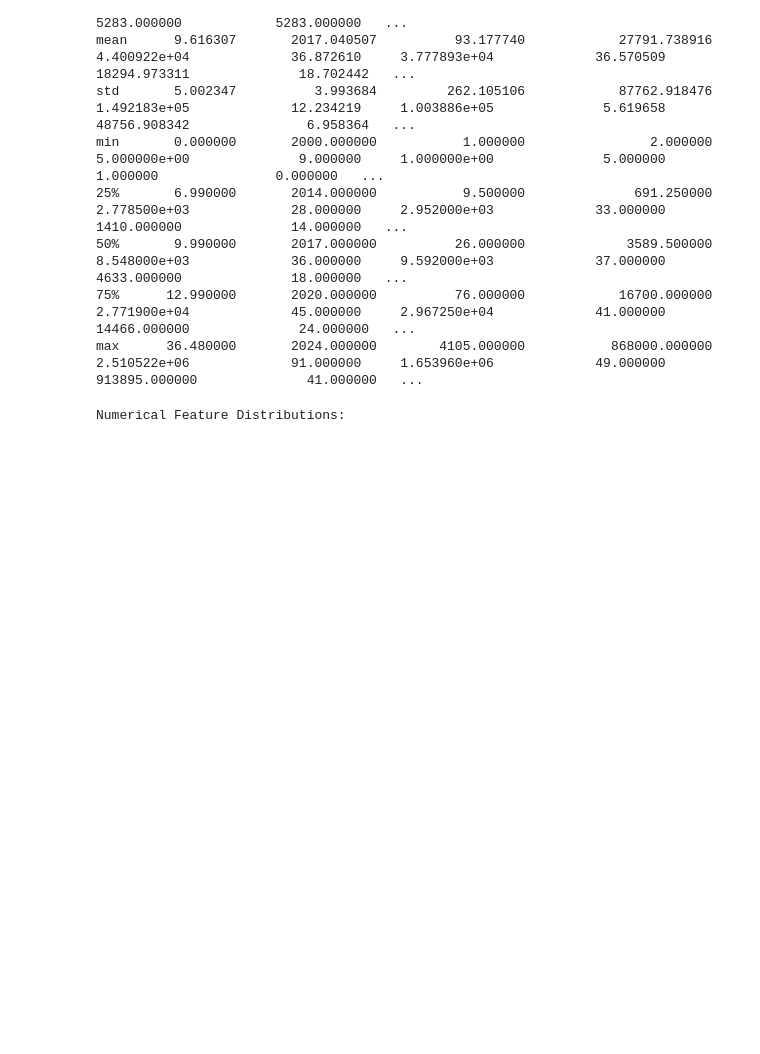
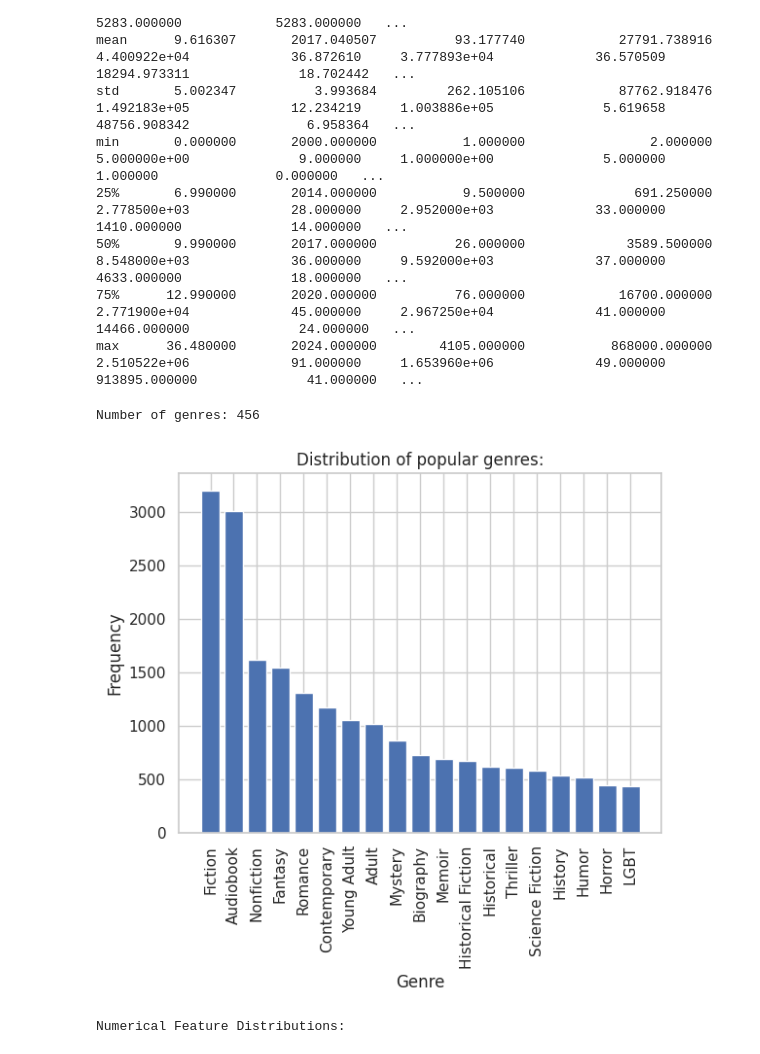
Before and after one commit to FIT-SE23/GoodreadsChoiceAwards, a Jupyter notebook: Notebooks/01_data_exploration.ipynb, the cells around one changed output. Drawn from its saved outputs; the diff is of its cells as text; code cells hidden in the pictures; blank space fills up the shorter version.

Commit message:
add genres analysis

```diff
--- a/Notebooks/01_data_exploration.ipynb
+++ b/Notebooks/01_data_exploration.ipynb
@@ -104,3 +102,23 @@ max      36.480000       2024.000000        4105.000000           868000.000000
+# %%
+# 5. Genre Analysis
+genres = df["genres"].str.split("|").values
+genres = np.hstack(genres)
+genres, frequency = np.unique(genres, return_counts=True)
+
+print("Number of genres:", genres.size)
+
+popular_genres = frequency.argsort()[:-20:-1]
+
+fig, axes = plt.subplots()
+axes.bar(genres[popular_genres], frequency[popular_genres])
+axes.set_title("Distribution of popular genres")
+axes.set_xlabel("Genre")
+axes.set_ylabel("Frequency")
+axes.tick_params(axis='x', rotation=90)
+plt.show()
+# %% [output]
+Number of genres: 456
+[figure, added]
 # %%
 # 6. Visualization
 
```
Also changed, not shown: parts of 1 cell of this notebook.
